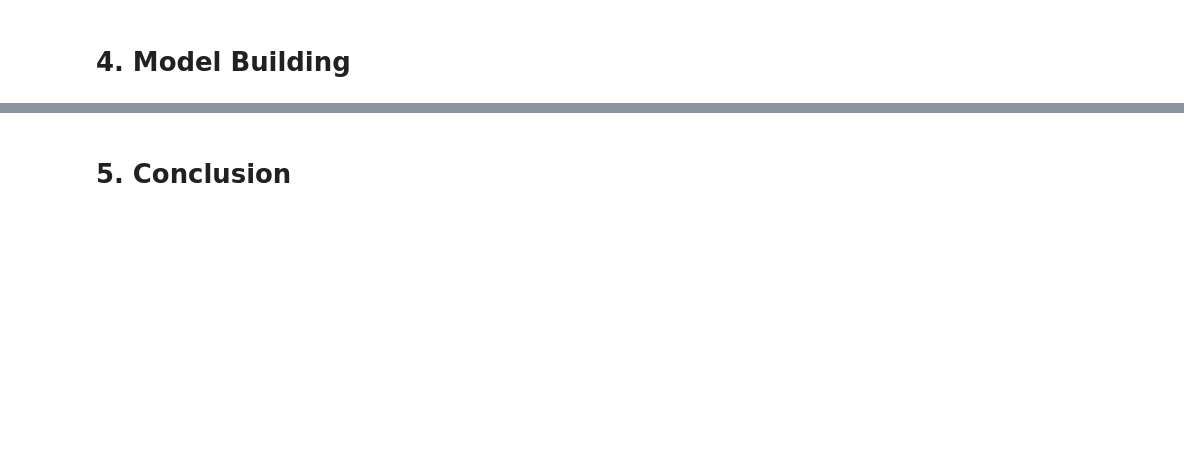
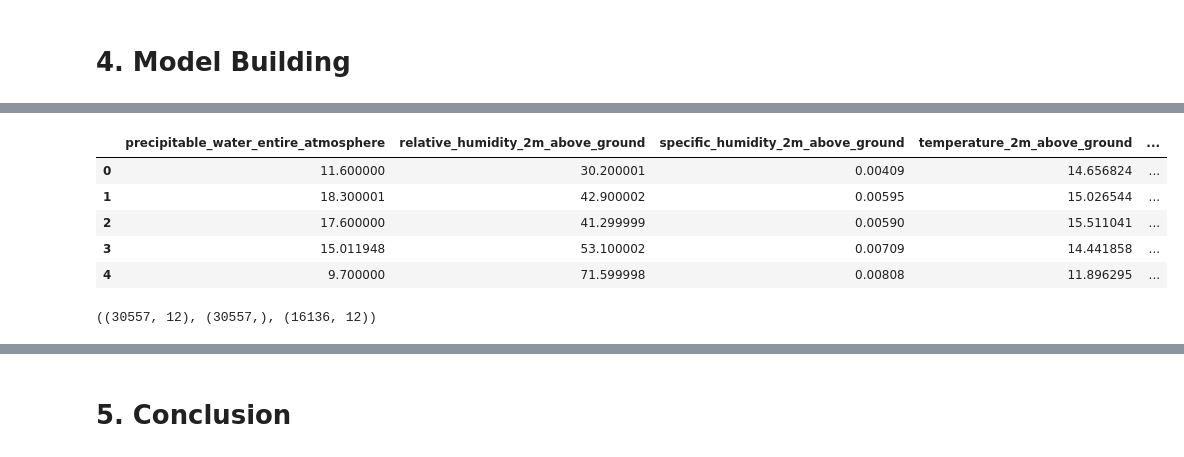
Before and after one commit to tapiwamesa/Urban-Air-Pollution, a Jupyter notebook: Urban_Air_Pollution.ipynb, the cells around one changed output, grey strips where cells are left out. Drawn from its saved outputs; the diff is of its cells as text; code cells hidden in the pictures; blank space fills up the shorter version.

```diff
--- a/Urban_Air_Pollution.ipynb
+++ b/Urban_Air_Pollution.ipynb
@@ -273,0 +309,5 @@ from sklearn.model_selection import train_test_split
+# %%
+# Grouping days into 3 segments
+
+train_clean['Month_Period'] = pd.cut(train_clean['Day'], bins = [0, 10, 20, 31], labels = ['Start','Mid','End'])
+test_clean['Month_Period'] = pd.cut(test_clean['Day'], bins = [0, 10, 20, 31], labels = ['Start','Mid','End'])
@@ -275,0 +395,13 @@ from sklearn.model_selection import train_test_split
+# %%
+# Cleaning the test set for trees
+
+test_tree = test_clean.copy()
+test_tree['Month'] = test_clean['Month'].map(months_numbers)
+test_tree.head()
+# %% [output]
+|  | precipitable_water_entire_atmosphere | relative_humidity_2m_above_ground | specific_humidity_2m_above_ground | temperature_2m_above_ground | ... |
+| 0 | 11.600000 | 30.200001 | 0.00409 | 14.656824 | ... |
+| 1 | 18.300001 | 42.900002 | 0.00595 | 15.026544 | ... |
+| 2 | 17.600000 | 41.299999 | 0.00590 | 15.511041 | ... |
+| 3 | 15.011948 | 53.100002 | 0.00709 | 14.441858 | ... |
+| 4 | 9.700000 | 71.599998 | 0.00808 | 11.896295 | ... |
@@ -275,0 +414,4 @@ from sklearn.model_selection import train_test_split
+# %%
+X.shape, y.shape, test.shape
+# %% [output]
+((30557, 12), (30557,), (16136, 12))
```
Also changed, not shown: parts of 41 cells of this notebook.
